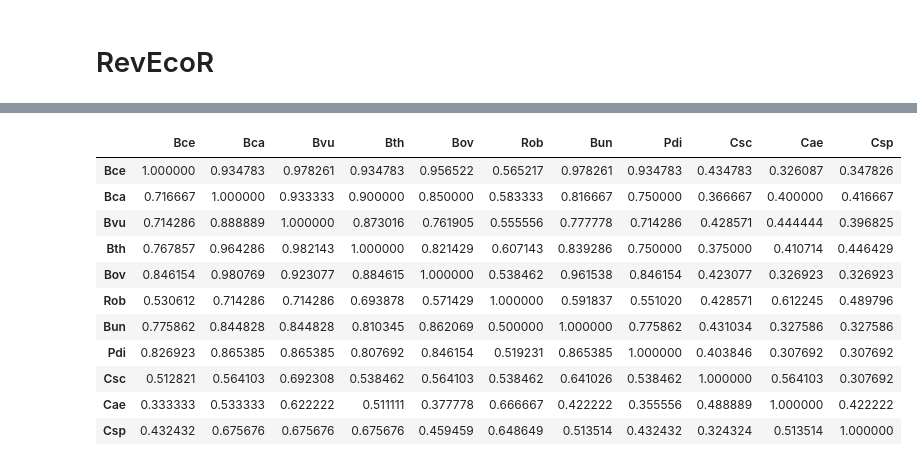
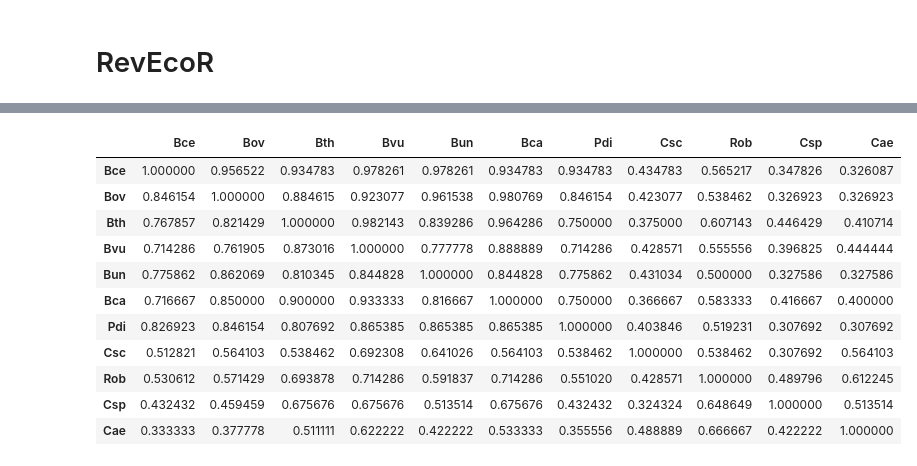
Before and after one commit to alejandrocs98/masters-thesis, a Jupyter notebook: metabolic-modeling/RevEco.ipynb, the cells around one changed output, grey strips where cells are left out. Saved outputs shown, nothing was run; the diff lists cells and outputs as text; code cells hidden in the pictures.

```diff
--- a/metabolic-modeling/RevEco.ipynb
+++ b/metabolic-modeling/RevEco.ipynb
@@ -62,6 +62,8 @@ pretty_names_dir = {'B_caccae': 'Bca',
                 }
 
 cols_species_map = dict(zip(taxa, cols))
+
+order_hm = ['Bce', 'Bov', 'Bth', 'Bvu', 'Bun', 'Bca', 'Pdi', 'Csc', 'Rob', 'Csp', 'Cae']
 # %%
 def presence_absence(x):
     if pd.isna(x):
@@ -148,21 +168,22 @@ plt.show()
 # %%
 competition = pd.read_table('RevEcoR/competition_index.tab', index_col=0)
 competition.columns = competition.columns.map(pretty_names_dir)
 competition.index = competition.index.map(pretty_names_dir)
+competition = competition.loc[order_hm, order_hm]
 competition
 # %% [output]
-|  | Bce | Bca | Bvu | Bth | Bov | Rob | Bun | Pdi | Csc | Cae | Csp |
-| Bce | 1.000000 | 0.934783 | 0.978261 | 0.934783 | 0.956522 | 0.565217 | 0.978261 | 0.934783 | 0.434783 | 0.326087 | 0.347826 |
-| Bca | 0.716667 | 1.000000 | 0.933333 | 0.900000 | 0.850000 | 0.583333 | 0.816667 | 0.750000 | 0.366667 | 0.400000 | 0.416667 |
-| Bvu | 0.714286 | 0.888889 | 1.000000 | 0.873016 | 0.761905 | 0.555556 | 0.777778 | 0.714286 | 0.428571 | 0.444444 | 0.396825 |
-| Bth | 0.767857 | 0.964286 | 0.982143 | 1.000000 | 0.821429 | 0.607143 | 0.839286 | 0.750000 | 0.375000 | 0.410714 | 0.446429 |
-| Bov | 0.846154 | 0.980769 | 0.923077 | 0.884615 | 1.000000 | 0.538462 | 0.961538 | 0.846154 | 0.423077 | 0.326923 | 0.326923 |
-| Rob | 0.530612 | 0.714286 | 0.714286 | 0.693878 | 0.571429 | 1.000000 | 0.591837 | 0.551020 | 0.428571 | 0.612245 | 0.489796 |
-| Bun | 0.775862 | 0.844828 | 0.844828 | 0.810345 | 0.862069 | 0.500000 | 1.000000 | 0.775862 | 0.431034 | 0.327586 | 0.327586 |
-| Pdi | 0.826923 | 0.865385 | 0.865385 | 0.807692 | 0.846154 | 0.519231 | 0.865385 | 1.000000 | 0.403846 | 0.307692 | 0.307692 |
-| Csc | 0.512821 | 0.564103 | 0.692308 | 0.538462 | 0.564103 | 0.538462 | 0.641026 | 0.538462 | 1.000000 | 0.564103 | 0.307692 |
-| Cae | 0.333333 | 0.533333 | 0.622222 | 0.511111 | 0.377778 | 0.666667 | 0.422222 | 0.355556 | 0.488889 | 1.000000 | 0.422222 |
-| Csp | 0.432432 | 0.675676 | 0.675676 | 0.675676 | 0.459459 | 0.648649 | 0.513514 | 0.432432 | 0.324324 | 0.513514 | 1.000000 |
+|  | Bce | Bov | Bth | Bvu | Bun | Bca | Pdi | Csc | Rob | Csp | Cae |
+| Bce | 1.000000 | 0.956522 | 0.934783 | 0.978261 | 0.978261 | 0.934783 | 0.934783 | 0.434783 | 0.565217 | 0.347826 | 0.326087 |
+| Bov | 0.846154 | 1.000000 | 0.884615 | 0.923077 | 0.961538 | 0.980769 | 0.846154 | 0.423077 | 0.538462 | 0.326923 | 0.326923 |
+| Bth | 0.767857 | 0.821429 | 1.000000 | 0.982143 | 0.839286 | 0.964286 | 0.750000 | 0.375000 | 0.607143 | 0.446429 | 0.410714 |
+| Bvu | 0.714286 | 0.761905 | 0.873016 | 1.000000 | 0.777778 | 0.888889 | 0.714286 | 0.428571 | 0.555556 | 0.396825 | 0.444444 |
+| Bun | 0.775862 | 0.862069 | 0.810345 | 0.844828 | 1.000000 | 0.844828 | 0.775862 | 0.431034 | 0.500000 | 0.327586 | 0.327586 |
+| Bca | 0.716667 | 0.850000 | 0.900000 | 0.933333 | 0.816667 | 1.000000 | 0.750000 | 0.366667 | 0.583333 | 0.416667 | 0.400000 |
+| Pdi | 0.826923 | 0.846154 | 0.807692 | 0.865385 | 0.865385 | 0.865385 | 1.000000 | 0.403846 | 0.519231 | 0.307692 | 0.307692 |
+| Csc | 0.512821 | 0.564103 | 0.538462 | 0.692308 | 0.641026 | 0.564103 | 0.538462 | 1.000000 | 0.538462 | 0.307692 | 0.564103 |
+| Rob | 0.530612 | 0.571429 | 0.693878 | 0.714286 | 0.591837 | 0.714286 | 0.551020 | 0.428571 | 1.000000 | 0.489796 | 0.612245 |
+| Csp | 0.432432 | 0.459459 | 0.675676 | 0.675676 | 0.513514 | 0.675676 | 0.432432 | 0.324324 | 0.648649 | 1.000000 | 0.513514 |
+| Cae | 0.333333 | 0.377778 | 0.511111 | 0.622222 | 0.422222 | 0.533333 | 0.355556 | 0.488889 | 0.666667 | 0.422222 | 1.000000 |
 # %%
 ax = sns.clustermap(competition,
     metric='cosine',
```
Also changed, not shown: parts of 6 cells of this notebook, 27 other files.
